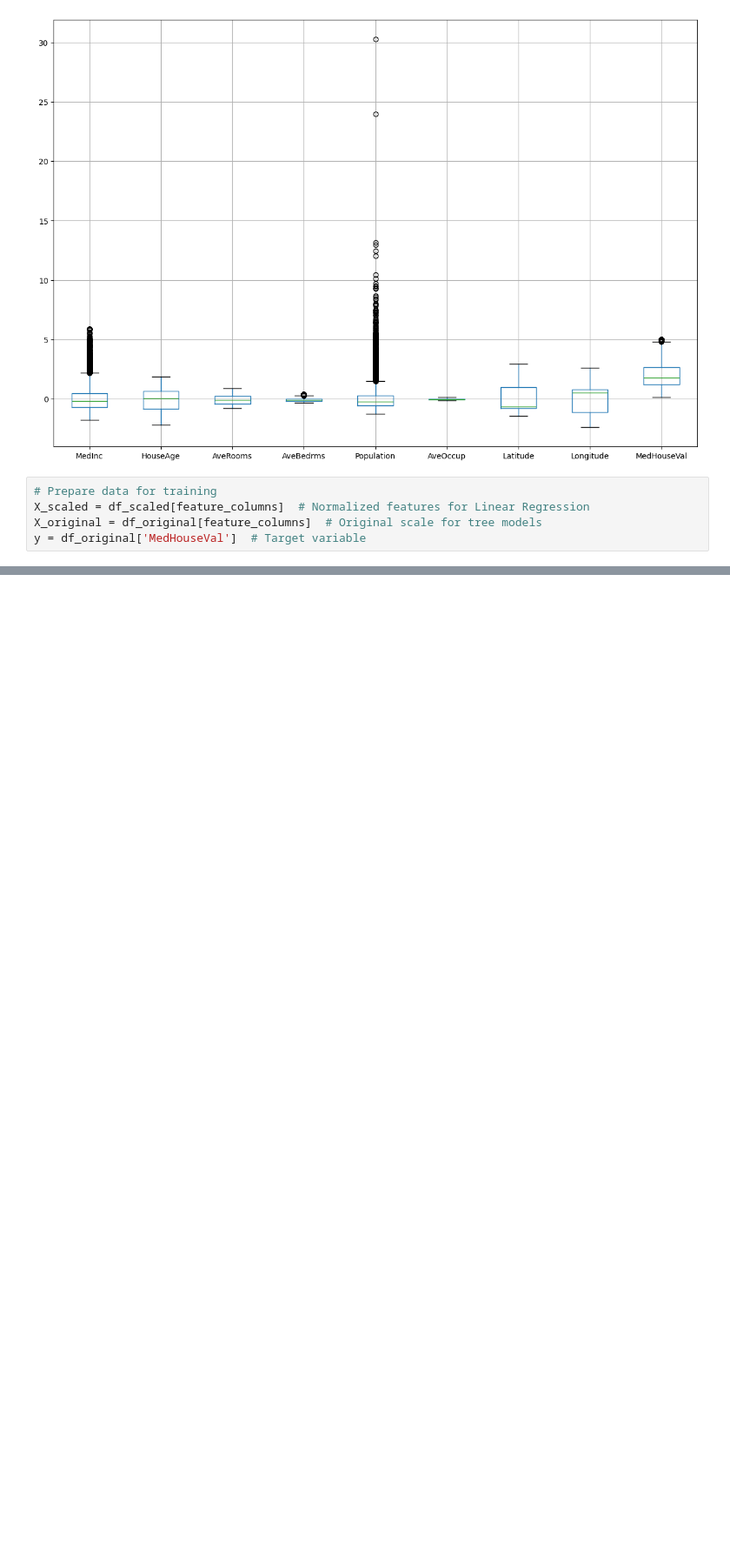
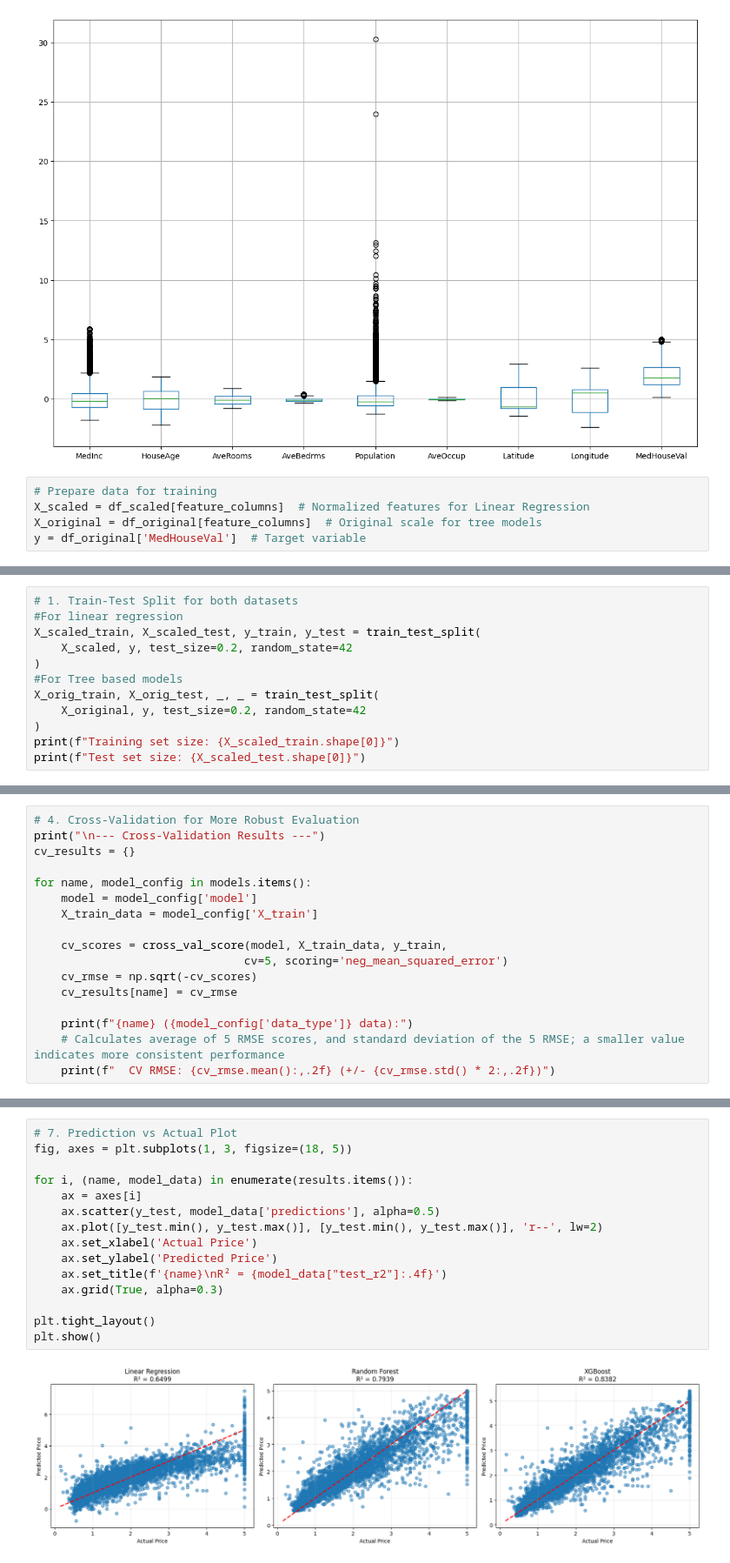
Before and after one commit to belquisshemy/california-house-pricing, a Jupyter notebook: cal_house_analysis.ipynb, the cells around one changed output, grey strips where cells are left out. Shown at 87% size. Cells and saved outputs as stored; diff of their text form; blank space fills up the shorter version.

```diff
--- a/cal_house_analysis.ipynb
+++ b/cal_house_analysis.ipynb
@@ -212,0 +205,12 @@ ModuleNotFoundError: No module named 'xgboost'
+# %%
+# 1. Train-Test Split for both datasets
+#For linear regression
+X_scaled_train, X_scaled_test, y_train, y_test = train_test_split(
+    X_scaled, y, test_size=0.2, random_state=42
+)
+#For Tree based models
+X_orig_train, X_orig_test, _, _ = train_test_split(
+    X_original, y, test_size=0.2, random_state=42
+)
+print(f"Training set size: {X_scaled_train.shape[0]}")
+print(f"Test set size: {X_scaled_test.shape[0]}")
@@ -212,0 +384,17 @@ ModuleNotFoundError: No module named 'xgboost'
+# %%
+# 4. Cross-Validation for More Robust Evaluation
+print("\n--- Cross-Validation Results ---")
+cv_results = {}
+
+for name, model_config in models.items():
+    model = model_config['model']
+    X_train_data = model_config['X_train']
+
+    cv_scores = cross_val_score(model, X_train_data, y_train,
+                               cv=5, scoring='neg_mean_squared_error')
+    cv_rmse = np.sqrt(-cv_scores)
+    cv_results[name] = cv_rmse
+
+    print(f"{name} ({model_config['data_type']} data):")
+    # Calculates average of 5 RMSE scores, and standard deviation of the 5 RMSE; a smaller value indicates more consistent performance
+    print(f"  CV RMSE: {cv_rmse.mean():,.2f} (+/- {cv_rmse.std() * 2:,.2f})")
@@ -212,0 +504,17 @@ ModuleNotFoundError: No module named 'xgboost'
+# %%
+# 7. Prediction vs Actual Plot
+fig, axes = plt.subplots(1, 3, figsize=(18, 5))
+
+for i, (name, model_data) in enumerate(results.items()):
+    ax = axes[i]
+    ax.scatter(y_test, model_data['predictions'], alpha=0.5)
+    ax.plot([y_test.min(), y_test.max()], [y_test.min(), y_test.max()], 'r--', lw=2)
+    ax.set_xlabel('Actual Price')
+    ax.set_ylabel('Predicted Price')
+    ax.set_title(f'{name}\nR² = {model_data["test_r2"]:.4f}')
+    ax.grid(True, alpha=0.3)
+
+plt.tight_layout()
+plt.show()
+# %% [output]
+[figure, added]
```
Also changed, not shown: parts of 31 cells of this notebook, 2 other files.
